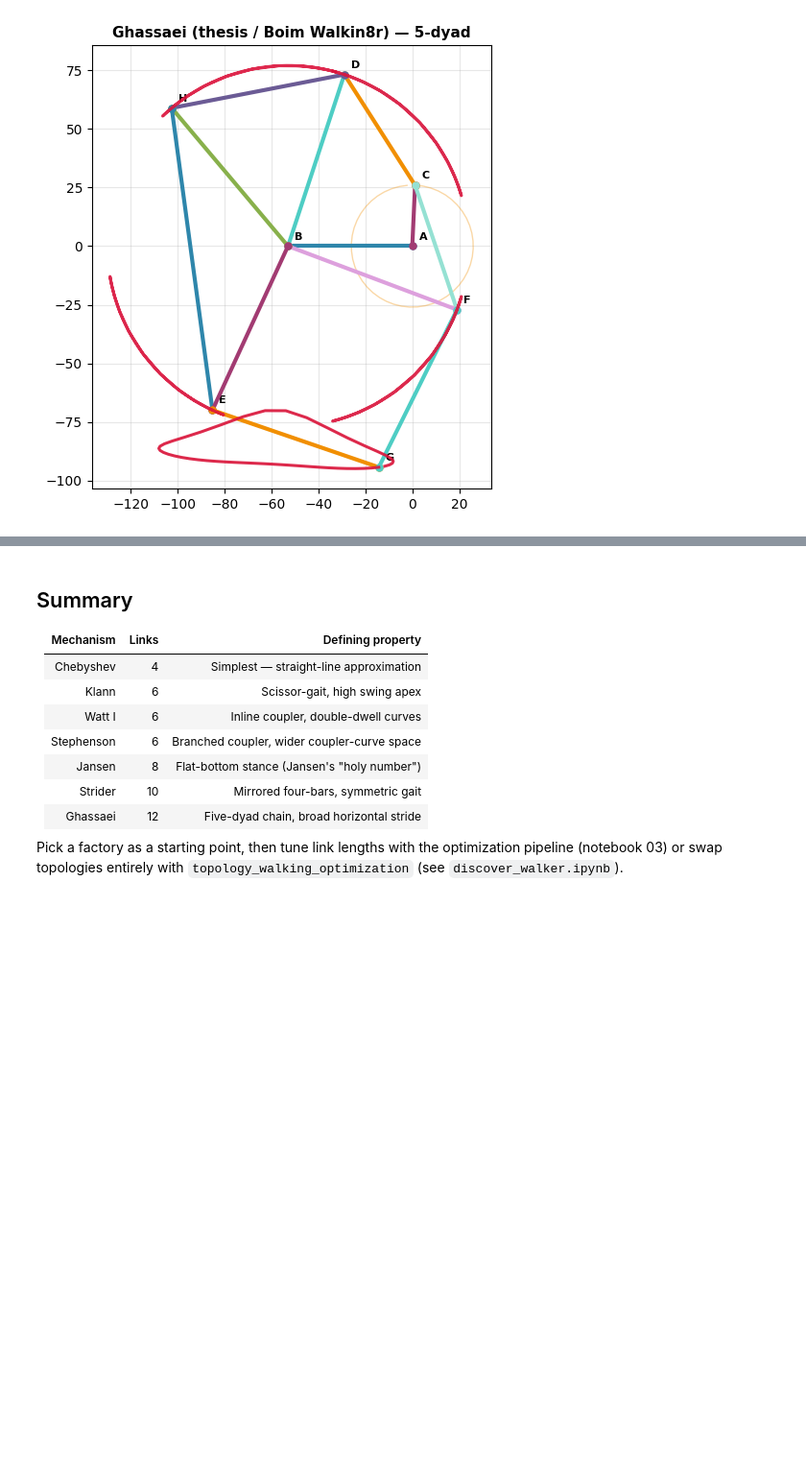
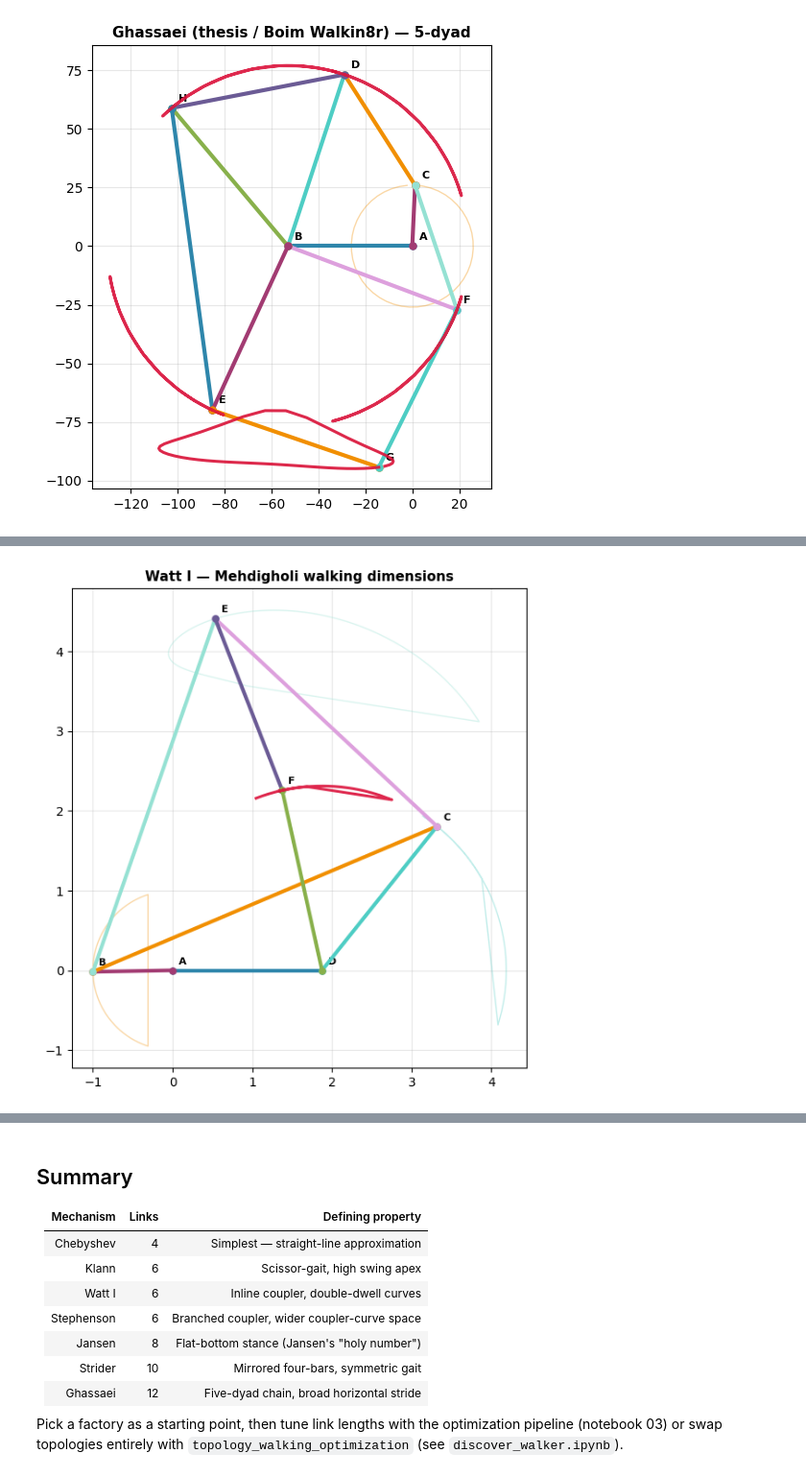
Before and after one commit to HugoFara/leggedsnake, a Jupyter notebook: examples/01_walkers_gallery.ipynb, the cells around one changed output, grey strips where cells are left out. Shown at 96% size. Drawn from its saved outputs; the diff is of its cells as text; code cells hidden in the pictures; blank space fills up the shorter version.

```diff
--- a/examples/01_walkers_gallery.ipynb
+++ b/examples/01_walkers_gallery.ipynb
@@ -164,0 +167,17 @@ show_walker(stephenson, "Stephenson I — 6 links, separated ternary links", fig
+# %%
+from math import pi
+
+watt = ls.Walker.from_watt(
+    crank=1.0,
+    coupler1=4.6875,   # R3
+    rocker1=2.3125,    # R4
+    link4=4.6875,      # R6 (parallel leg link)
+    link5=3.8125,      # R5 (top connector)
+    rocker2=2.3125,    # R3'
+    ground_length=1.875,  # R1
+    initial_crank_angle=pi,
+)
+show_walker(watt, "Watt I — Mehdigholi walking dimensions",
+            figsize=(8, 7), skip_unbuildable=True, foot_labels={'F'})
+# %% [output]
+[figure, added]
```
Also changed, not shown: parts of 9 cells of this notebook, 1 other file.
